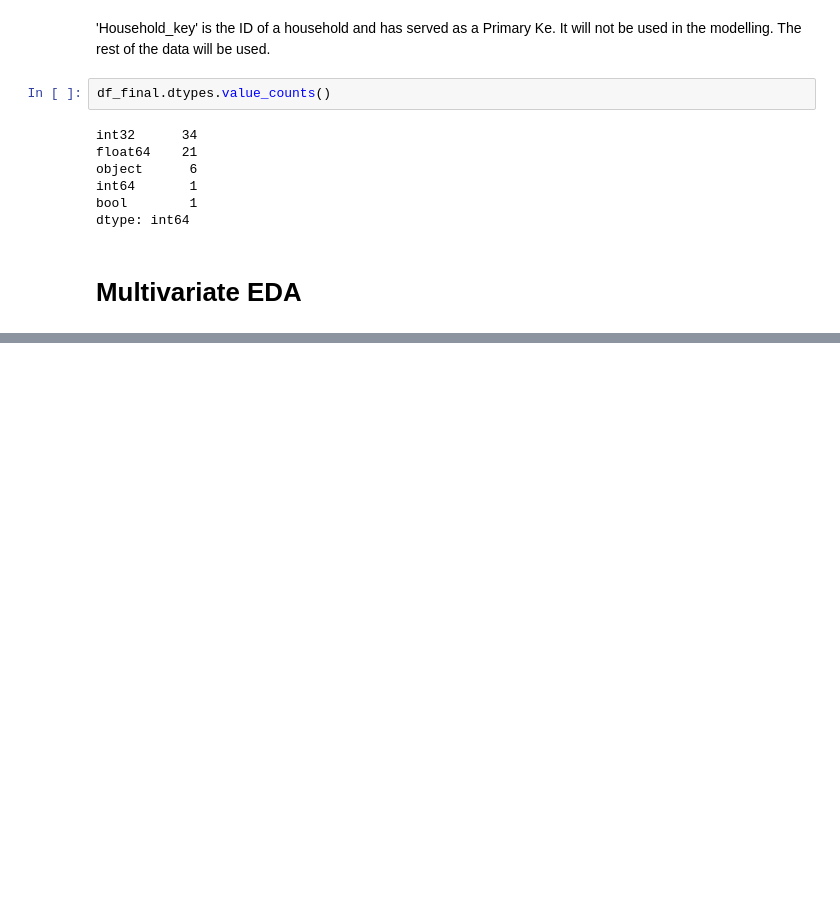
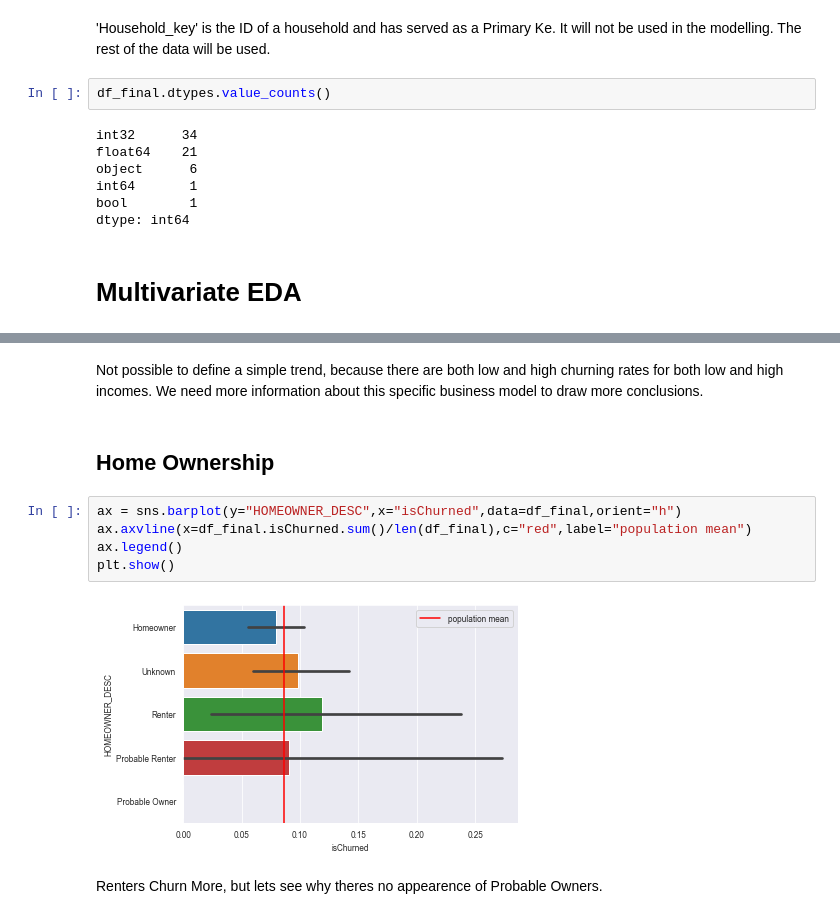
Before and after one commit to RufinoMartin/Retail-Marketing-Campaign, a Jupyter notebook: Dunnhumby.ipynb, the cells around one changed output, grey strips where cells are left out. Drawn from its saved outputs; the diff is of its cells as text; blank space fills up the shorter version.

```diff
--- a/Dunnhumby.ipynb
+++ b/Dunnhumby.ipynb
@@ -1113,0 +1150,13 @@ Now we are able to pull correlations from all the variables and the churn effect
+# %% [markdown]
+Not possible to define a simple trend, because there are both low and high churning rates for both low and high incomes. We need more information about this specific business model to draw more conclusions.
+# %% [markdown]
+## Home Ownership
+# %%
+ax = sns.barplot(y="HOMEOWNER_DESC",x="isChurned",data=df_final,orient="h")
+ax.axvline(x=df_final.isChurned.sum()/len(df_final),c="red",label="population mean")
+ax.legend()
+plt.show()
+# %% [output]
+[figure, added]
+# %% [markdown]
+Renters Churn More, but lets see why theres no appearence of Probable Owners.
```
Also changed, not shown: parts of 40 cells of this notebook.
